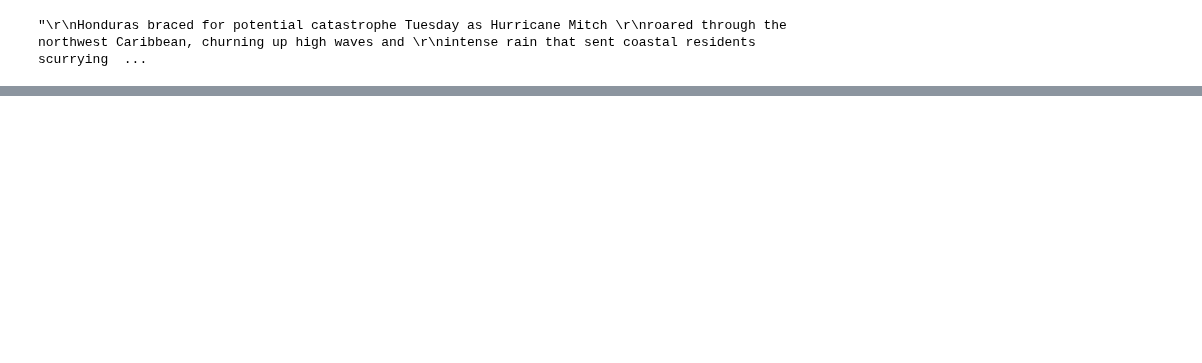
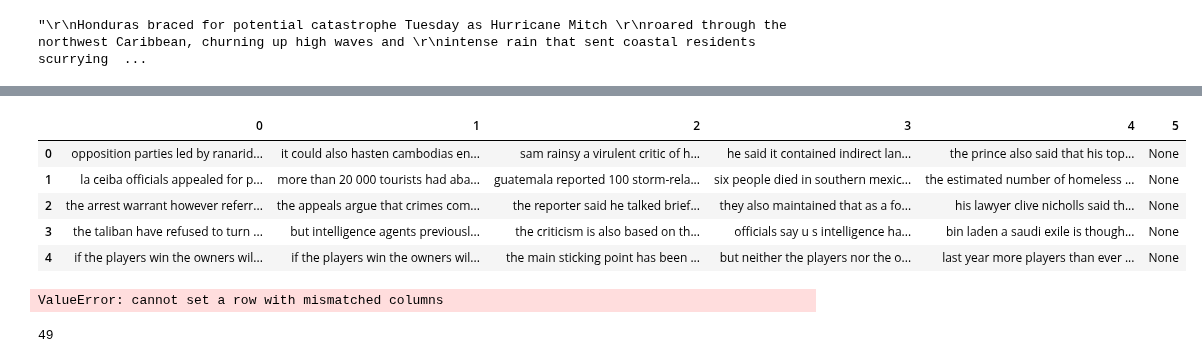
Before and after one commit to ZeyadMashhour/text_summarization, a Jupyter notebook: GPT-2 extractive summarization using the Hugging Face transformers.ipynb, the cells around one changed output, grey strips where cells are left out. Cells and saved outputs as stored; diff of their text form; code cells hidden in the pictures; blank space fills up the shorter version.

```diff
--- a/GPT-2 extractive summarization using the Hugging Face transformers.ipynb
+++ b/GPT-2 extractive summarization using the Hugging Face transformers.ipynb
@@ -150,8 +133,9 @@ article_str_sentences, processed_sentences = preprocessing_text_with_spacy(text,
 # %%
 import pandas as pd
 df = pd.read_csv("DUC\Duc_first_reference\main_dataset\Duc_dataset_first_ref_summary.csv")
+df = df["Original Article"]
 # %%
-sentences, processed_sentences = process_one_column_df(df["Original Article"])
+sentences, processed_sentences =process_one_column_df(df)
 # %%
 gpt2_extractive_summarization(processed_sentences,article_str_sentences,5)
 # %% [output]
@@ -164,0 +175,4 @@ TypeError: cosine_similarity() missing 2 required positional arguments: 'i' and
+# %%
+list_of_summaries = []
+for i in range(49):
+    list_of_summaries.append(gpt2_extractive_summarization(processed_sentences[i],sentences[i],5))
@@ -164,0 +199,11 @@ TypeError: cosine_similarity() missing 2 required positional arguments: 'i' and
+# %%
+df = pd.DataFrame(list_of_summaries)
+# %%
+df.head()
+# %% [output]
+|  | 0 | 1 | 2 | 3 | 4 | 5 |
+| 0 | opposition parties led by ranarid... | it could also hasten cambodias en... | sam rainsy a virulent critic of h... | he said it contained indirect lan... | the prince also said that his top... | None |
+| 1 | la ceiba officials appealed for p... | more than 20 000 tourists had aba... | guatemala reported 100 storm-rela... | six people died in southern mexic... | the estimated number of homeless ... | None |
+| 2 | the arrest warrant however referr... | the appeals argue that crimes com... | the reporter said he talked brief... | they also maintained that as a fo... | his lawyer clive nicholls said th... | None |
+| 3 | the taliban have refused to turn ... | but intelligence agents previousl... | the criticism is also based on th... | officials say u s intelligence ha... | bin laden a saudi exile is though... | None |
+| 4 | if the players win the owners wil... | if the players win the owners wil... | the main sticking point has been ... | but neither the players nor the o... | last year more players than ever ... | None |
@@ -164,0 +212,5 @@ TypeError: cosine_similarity() missing 2 required positional arguments: 'i' and
+# %%
+for i in range(len(list_of_summaries)):
+    df.loc[len(df)] = list_of_summaries[i]
+# %% [output]
+ValueError: cannot set a row with mismatched columns
@@ -164,0 +219,4 @@ TypeError: cosine_similarity() missing 2 required positional arguments: 'i' and
+# %%
+len(list_of_strings)
+# %% [output]
+49
```
Also changed, not shown: parts of 14 cells of this notebook, 1 other file.
